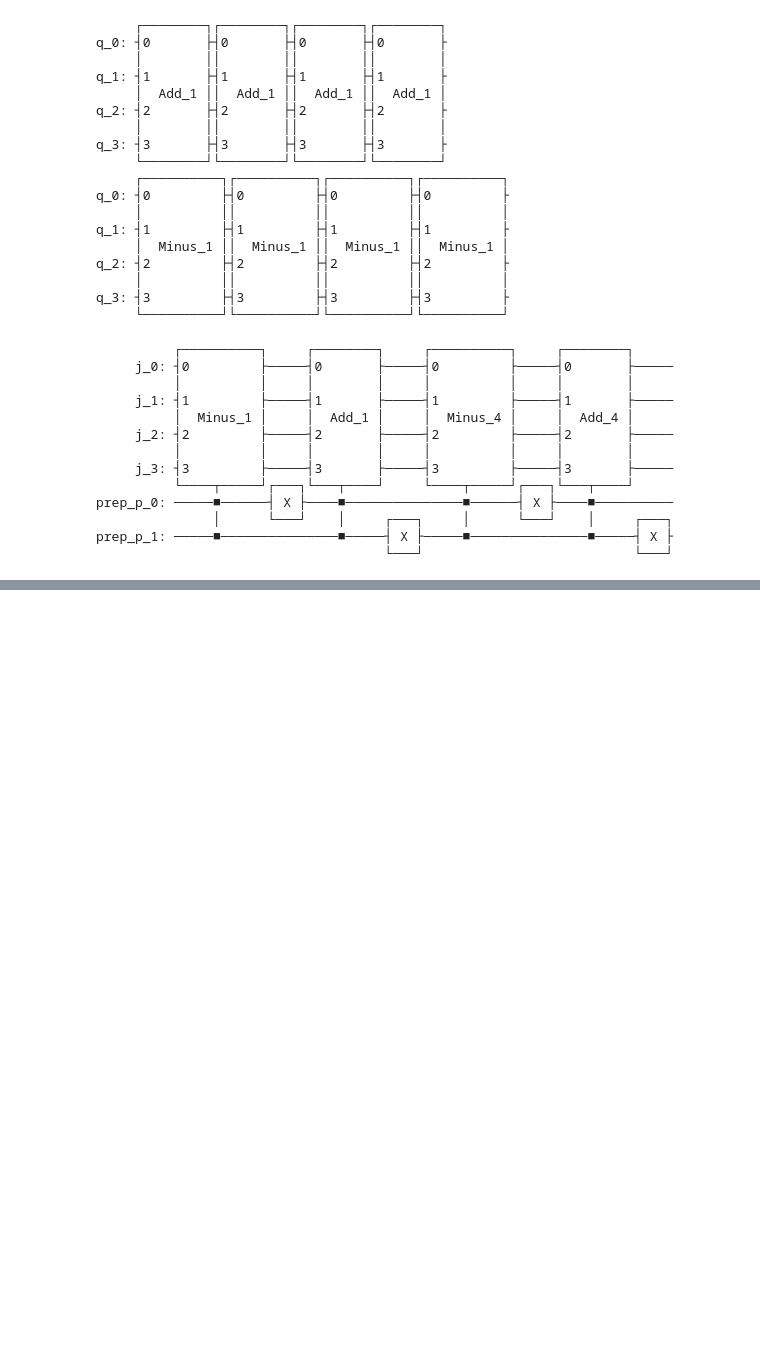
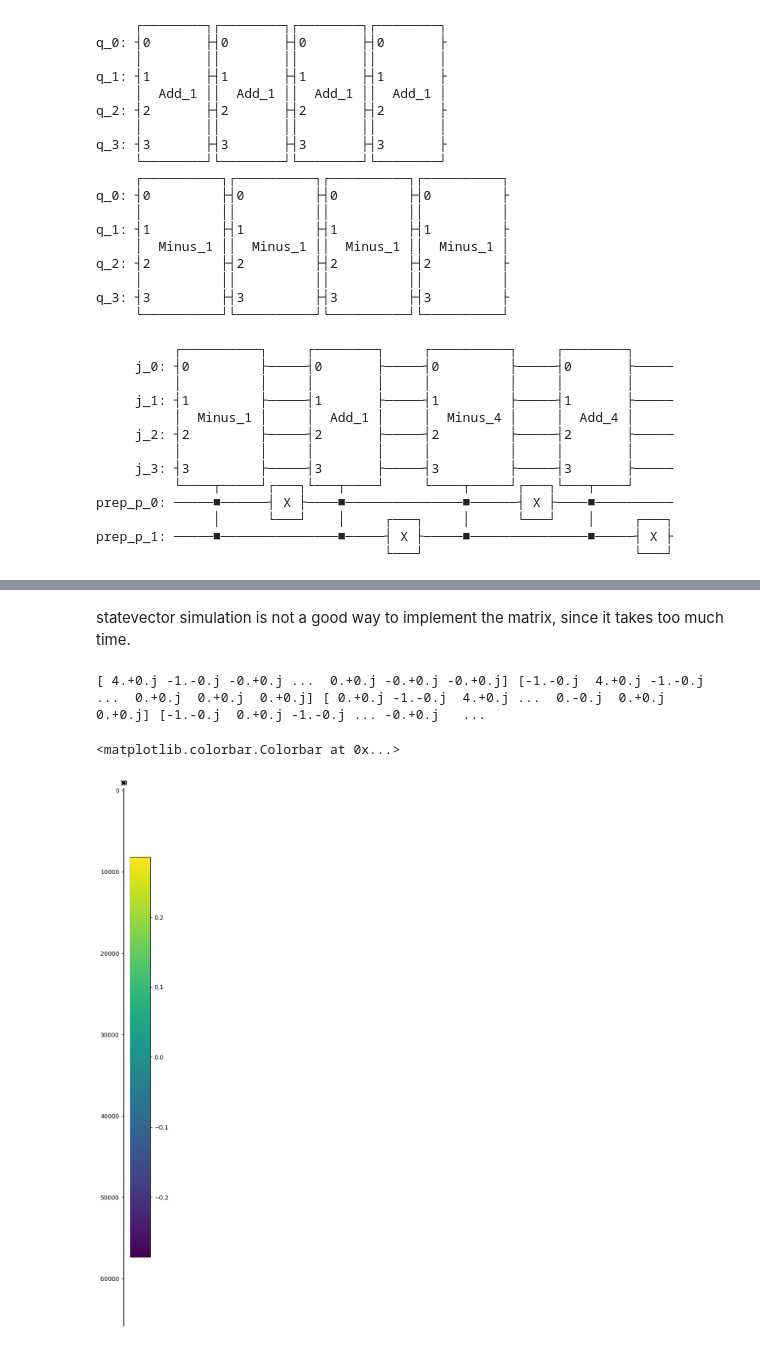
Before and after one commit to ElonZhengUofT/Quantum, a Jupyter notebook: 2D_Laplacian/2_D_Laplacian_by_Tensor_summation.ipynb, the cells around one changed output, grey strips where cells are left out. Cells and saved outputs as stored; diff of their text form; code cells hidden in the pictures; blank space fills up the shorter version.

```diff
--- a/2D_Laplacian/2_D_Laplacian_by_Tensor_summation.ipynb
+++ b/2D_Laplacian/2_D_Laplacian_by_Tensor_summation.ipynb
@@ -1266,0 +1584,4 @@ The quantum circuit is not correct
+# %%
+x_circuit = QuantumCircuit(1)
+x_circuit.x(0)
+x_controlled = x.control(3)
@@ -1266,0 +1644,9 @@ The quantum circuit is not correct
+# %%
+Select_L2 = Select_L2_circuit.to_gate(label='Select_L2')
+# %%
+Whole_L2_circuit = QuantumCircuit(j_L2, ancilla_L2, prep_L2_)
+Whole_L2_circuit.append(PREP_L2, prep_L2_)
+Whole_L2_circuit.append(Select_L2, j_L2[:] + ancilla_L2[:] + prep_L2_[:])
+Whole_L2_circuit.append(PREP_L2.inverse(), prep_L2_)
+qv.circuit_drawer(Whole_L2_circuit)
+print(Whole_L2_circuit)
@@ -1266,0 +1678,30 @@ The quantum circuit is not correct
+# %%
+def build_matrix_from_statevectors(num_qubits: int, circuit: QuantumCircuit, active_qubits: list) -> np.ndarray:
+    """
+    Build the matrix representation of a quantum circuit using the statevector simulator
+    :param num_qubits:
+    :param circuit:
+    :param active_qubits:
+    :return:
+    """
+    backend = Aer.get_backend('statevector_simulator')
+    matrix = []
+    active_size = len(active_qubits)
+
+    for i in range(2 ** active_size):
+        test_circuit = QuantumCircuit(num_qubits)
+        for qubit in set(range(num_qubits)) - set(active_qubits):
+            test_circuit.initialize([1, 0], qubit)
+        initial_state = [0] * (2 ** active_size)
+        initial_state[i] = 1
+        test_circuit.initialize(initial_state, active_qubits)
+        test_circuit.compose(circuit, range(num_qubits), inplace=True)
+
+        result = backend.run(transpile(test_circuit, backend)).result()
+        state_vector = result.get_statevector()
+        matrix.append(state_vector)
+        print(np.round(state_vector*14,3),end=' '  )
+
+    return np.array(matrix).T
+# %% [markdown]
+statevector simulation is not a good way to implement the matrix, since it takes too much time.
@@ -1266,0 +1725,8 @@ The quantum circuit is not correct
+# %%
+Result = build_matrix_from_statevectors(16, Whole_L2_circuit, [0, 1, 2, 3])
+plt.matshow(Result.real)
+plt.colorbar()
+# %% [output]
+[ 4.+0.j -1.-0.j -0.+0.j ...  0.+0.j -0.+0.j -0.+0.j] [-1.-0.j  4.+0.j -1.-0.j ...  0.+0.j  0.+0.j  0.+0.j] [ 0.+0.j -1.-0.j  4.+0.j ...  0.-0.j  0.+0.j  0.+0.j] [-1.-0.j  0.+0.j -1.-0.j ... -0.+0.j   ...
+<matplotlib.colorbar.Colorbar at 0x...>
+[figure, added]
```
Also changed, not shown: parts of 42 cells of this notebook, 4 other files.
